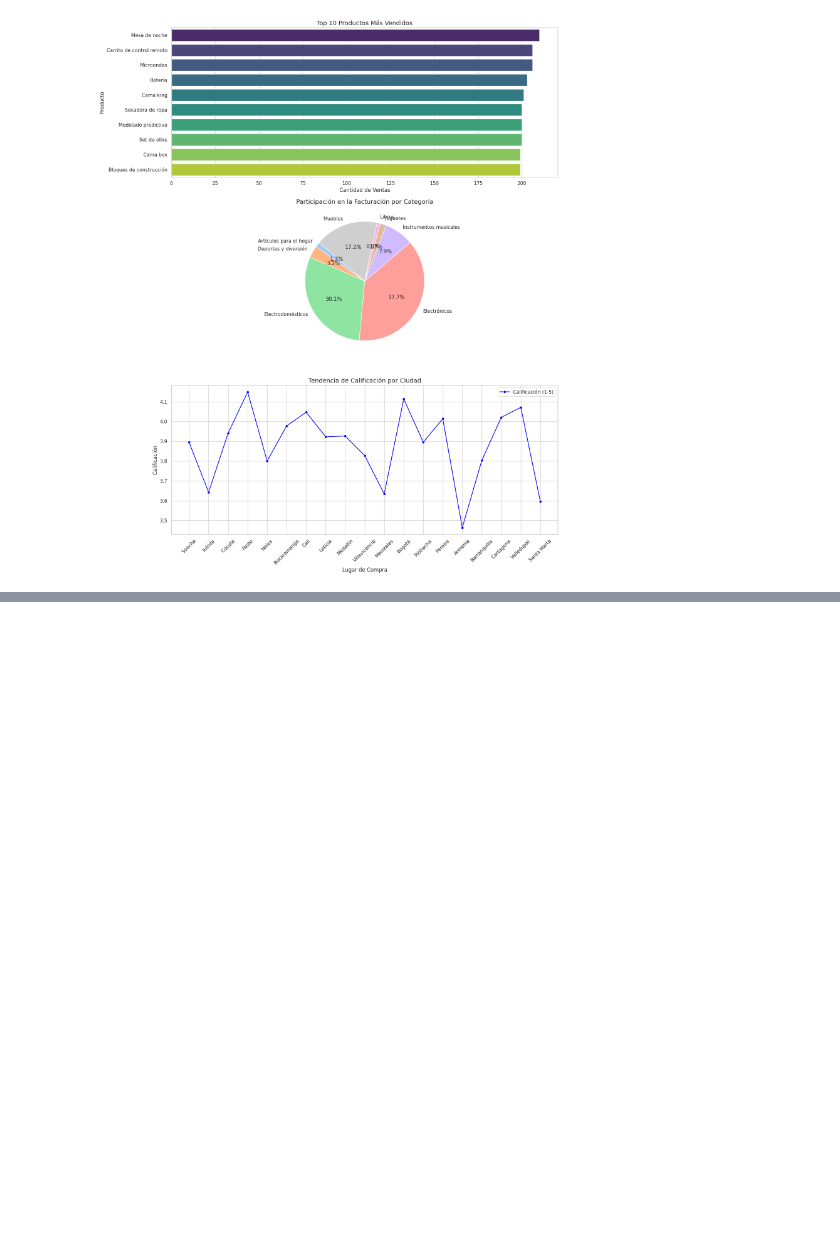
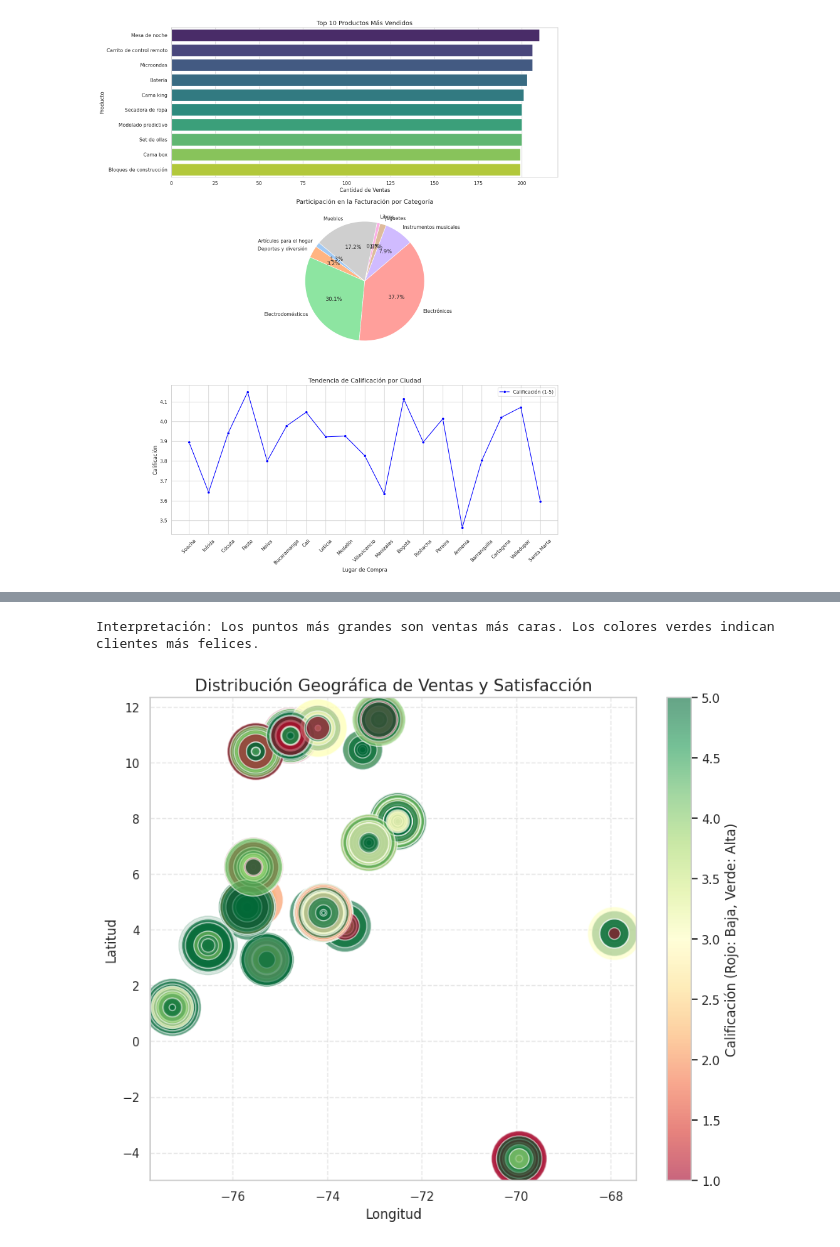
Before and after one commit to ch4rliem/challenge-data-science-latam_store_Carlos_Mendez, a Jupyter notebook: AluraStoreLatam.ipynb, the cells around one changed output, grey strips where cells are left out. Cells and saved outputs as stored; diff of their text form; code cells hidden in the pictures; blank space fills up the shorter version.

```diff
--- a/AluraStoreLatam.ipynb
+++ b/AluraStoreLatam.ipynb
@@ -254,0 +273,28 @@ Passing `palette` without assigning `hue` is deprecated and will be removed in v
+# %%
+import matplotlib.pyplot as plt
+import seaborn as sns
+
+# 1. Creamos un gráfico de dispersión geográfico
+plt.figure(figsize=(10, 8))
+
+# El tamaño del punto (s) dependerá del precio del producto
+# El color (c) dependerá de la calificación
+scatter = plt.scatter(todas_las_ventas['lon'],
+            todas_las_ventas['lat'],
+            c=todas_las_ventas['Calificación'],
+            cmap='RdYlGn',
+            alpha=0.6,
+            edgecolors='w',
+            s=todas_las_ventas['Precio']/1000) # Ajustamos escala para que no sean gigantes
+
+plt.colorbar(scatter, label='Calificación (Rojo: Baja, Verde: Alta)')
+plt.title('Distribución Geográfica de Ventas y Satisfacción', fontsize=15)
+plt.xlabel('Longitud')
+plt.ylabel('Latitud')
+plt.grid(True, linestyle='--', alpha=0.5)
+
+print("Interpretación: Los puntos más grandes son ventas más caras. Los colores verdes indican clientes más felices.")
+plt.show()
+# %% [output]
+Interpretación: Los puntos más grandes son ventas más caras. Los colores verdes indican clientes más felices.
+[figure, added]
```
Also changed, not shown: parts of 1 cell of this notebook.
